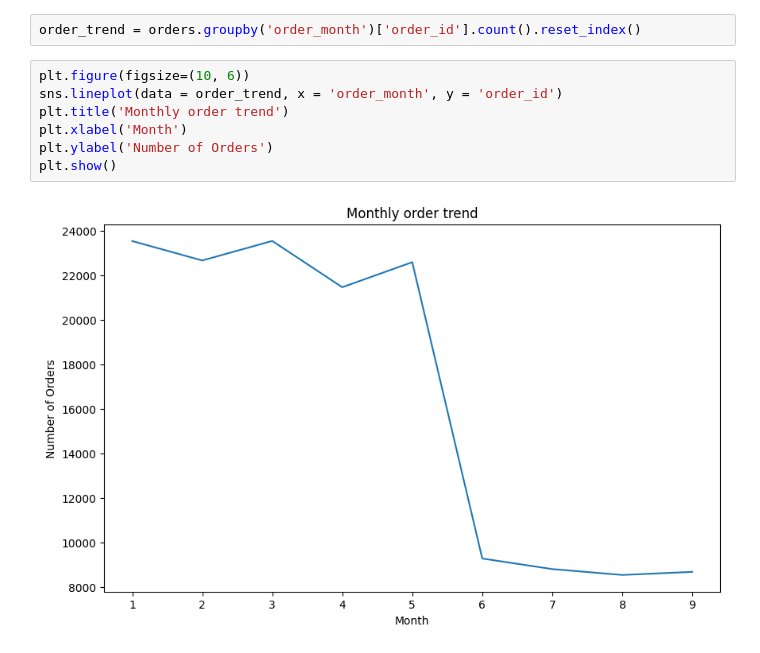
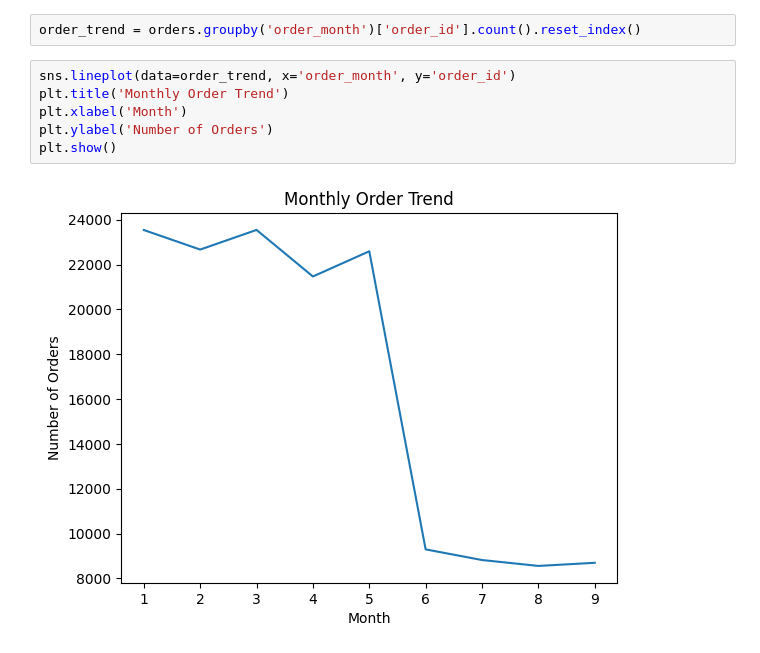
Before and after one commit to gauravvxv/QuickBite-Express-Crisis-Recovery, a Jupyter notebook: Notebook/QuickBite.ipynb, the cells around one changed output. Cells and saved outputs as stored; diff of their text form.

```diff
--- a/Notebook/QuickBite.ipynb
+++ b/Notebook/QuickBite.ipynb
@@ -355,11 +346,10 @@ orders.head()
 # %%
 order_trend = orders.groupby('order_month')['order_id'].count().reset_index()
 # %%
-plt.figure(figsize=(10, 6))
-sns.lineplot(data = order_trend, x = 'order_month', y = 'order_id')
-plt.title('Monthly order trend')
+sns.lineplot(data=order_trend, x='order_month', y='order_id')
+plt.title('Monthly Order Trend')
 plt.xlabel('Month')
 plt.ylabel('Number of Orders')
 plt.show()
 # %% [output]
-[figure, old version]
+[figure, new version]
```
Also changed, not shown: parts of 2 cells of this notebook.
